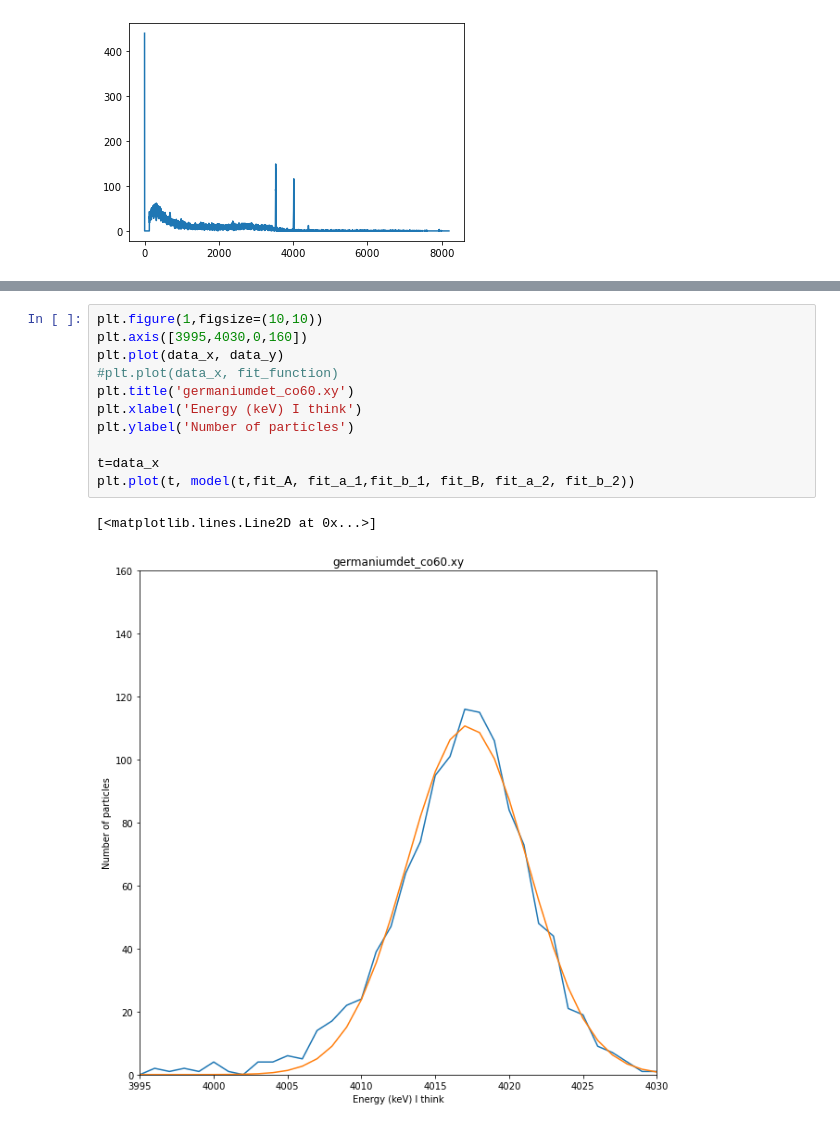
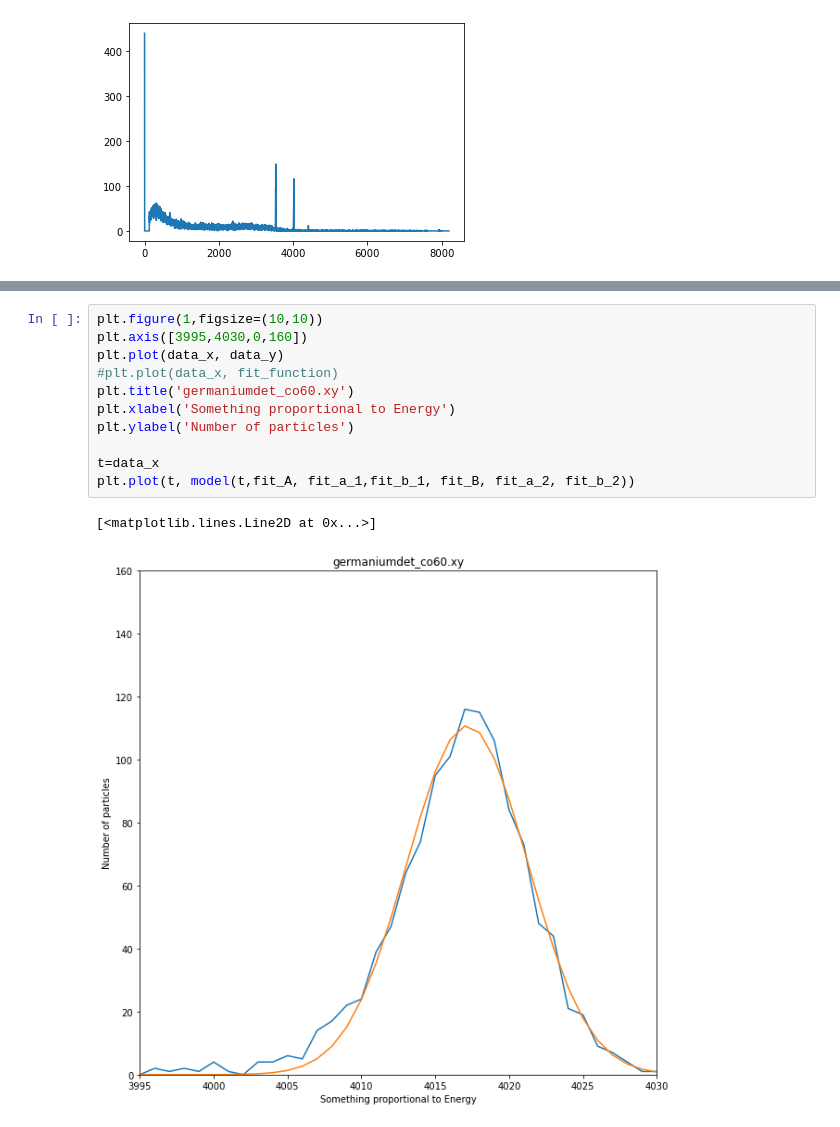
Before and after one commit to StinkyPi/Public-Physics-Homework, a Jupyter notebook: Analysis 3.ipynb, the cells around one changed output, grey strips where cells are left out. Cells and saved outputs as stored; diff of their text form.

```diff
--- a/Analysis 3.ipynb
+++ b/Analysis 3.ipynb
@@ -66,14 +66,14 @@ plt.plot(t, model(t,fit_A, fit_a_1,fit_b_1, fit_B, fit_a_2, fit_b_2))
 # %%
 plt.figure(1,figsize=(10,10))
 plt.axis([3995,4030,0,160])
 plt.plot(data_x, data_y)
 #plt.plot(data_x, fit_function)
 plt.title('germaniumdet_co60.xy')
-plt.xlabel('Energy (keV) I think')
+plt.xlabel('Something proportional to Energy')
 plt.ylabel('Number of particles')
 
 t=data_x
 plt.plot(t, model(t,fit_A, fit_a_1,fit_b_1, fit_B, fit_a_2, fit_b_2))
 # %% [output]
 [<matplotlib.lines.Line2D at 0x...>]
-[figure, old version]
+[figure, new version]
```
Also changed, not shown: parts of 1 cell of this notebook.
